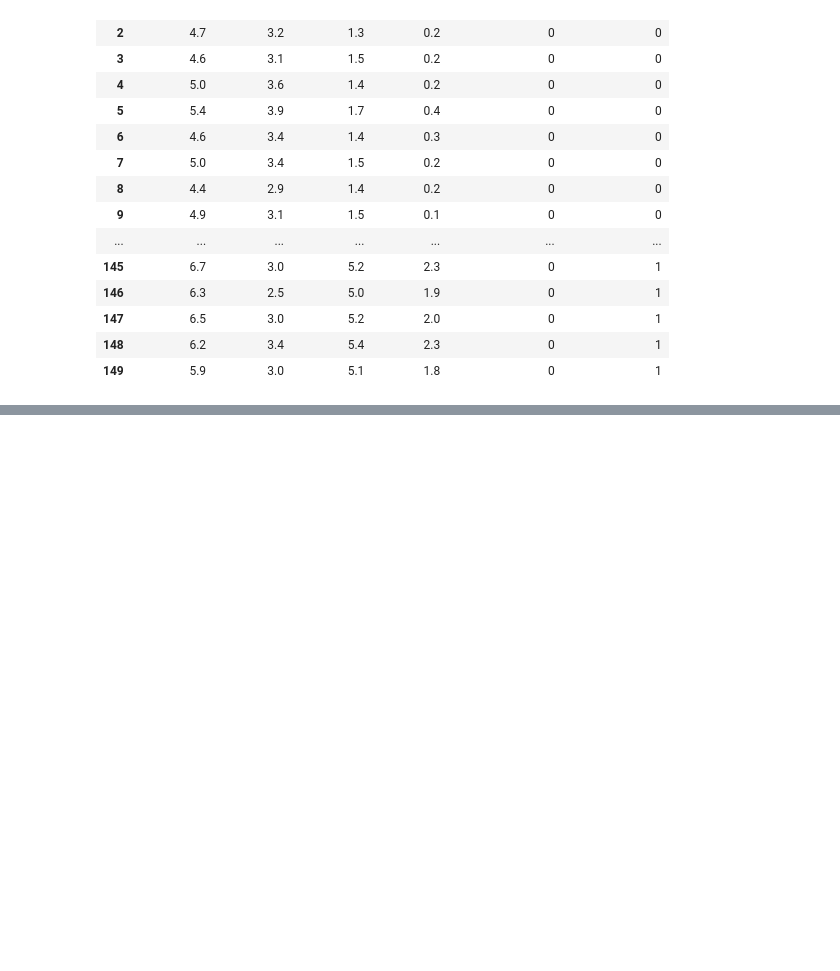
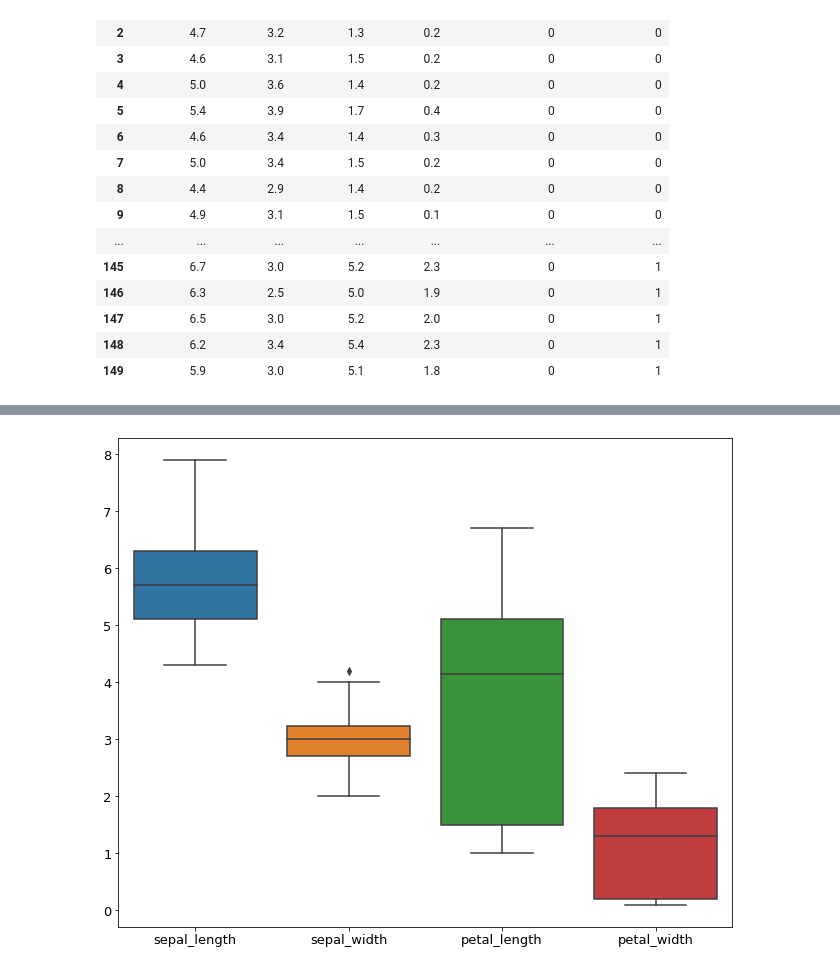
Before and after one commit to chadallen210/classification-exercises, a Jupyter notebook: classification_exercises.ipynb, the cells around one changed output, grey strips where cells are left out. Cells and saved outputs as stored; diff of their text form; code cells hidden in the pictures; blank space fills up the shorter version.

```diff
--- a/classification_exercises.ipynb
+++ b/classification_exercises.ipynb
@@ -383,0 +580,6 @@ prep_iris(df)
+# %%
+sns.boxplot(data=train.drop(columns = ['species']))
+
+plt.show()
+# %% [output]
+[figure, added]
```
Also changed, not shown: parts of 51 cells of this notebook.
